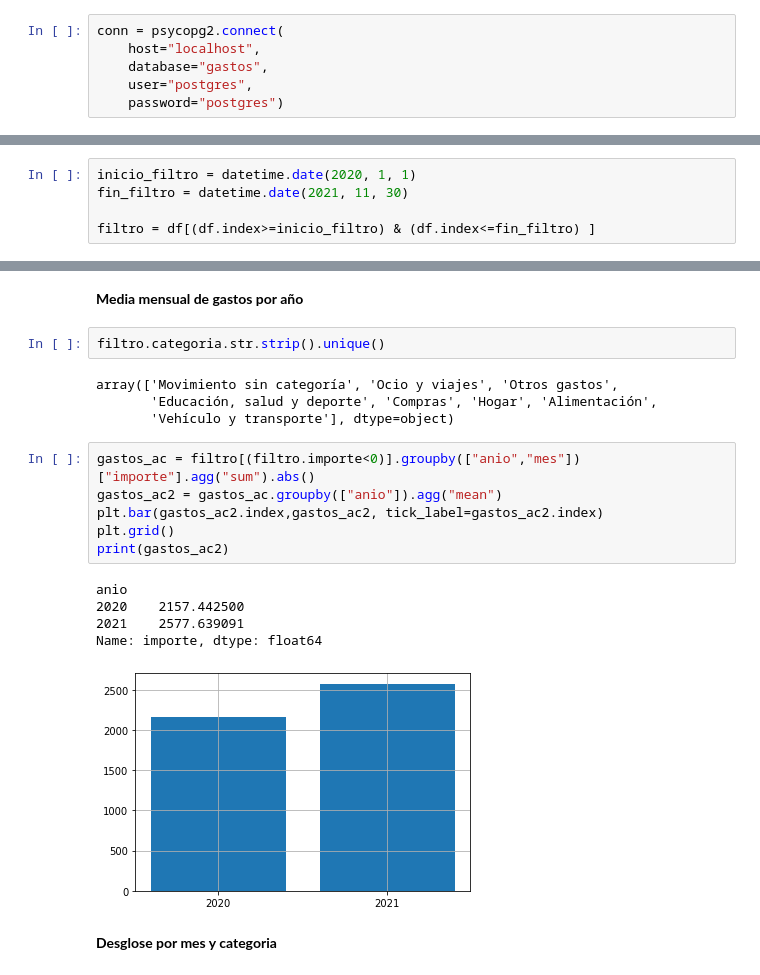
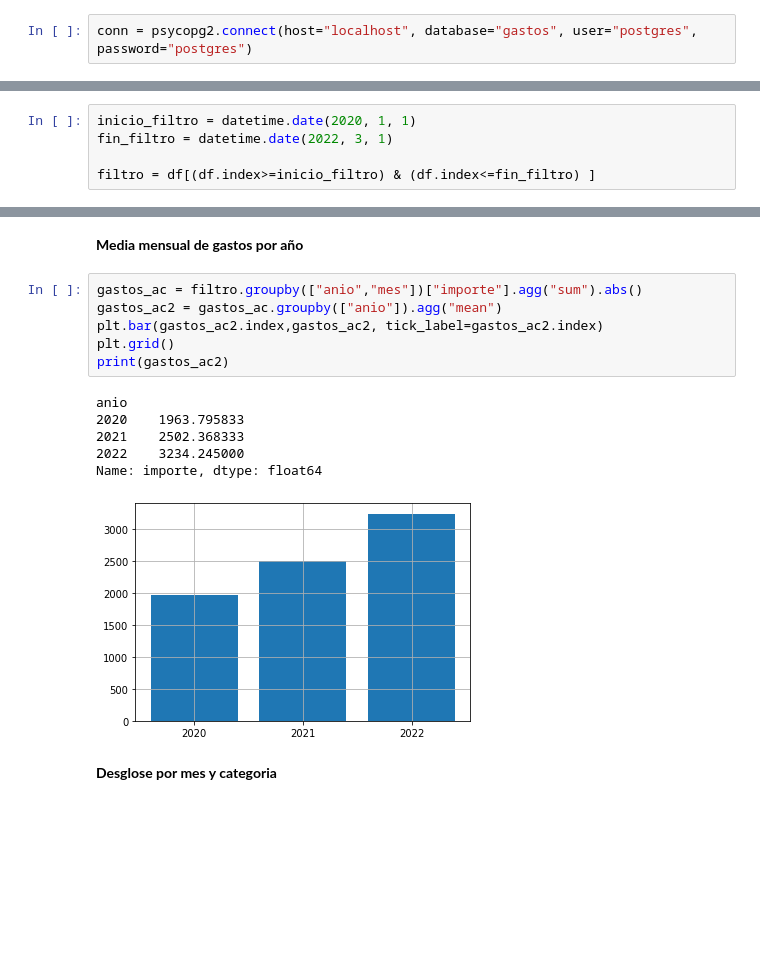
Before and after one commit to cperezh/gastos, a Jupyter notebook: jupyter/analisi_gastos.ipynb, the cells around one changed output, grey strips where cells are left out. Cells and saved outputs as stored; diff of their text form; blank space fills up the shorter version.

```diff
--- a/jupyter/analisi_gastos.ipynb
+++ b/jupyter/analisi_gastos.ipynb
@@ -9,11 +9,7 @@ import matplotlib.pyplot as plt
 from matplotlib.cbook import boxplot_stats
 import datetime
 # %%
-conn = psycopg2.connect(
-    host="localhost",
-    database="gastos",
-    user="postgres",
-    password="postgres")
+conn = psycopg2.connect(host="localhost", database="gastos", user="postgres", password="postgres")
 # %%
 query = '''
 select *
@@ -63,7 +25,7 @@ memory usage: 86.0+ KB
 # Fechas de analisis
 # %%
 inicio_filtro = datetime.date(2020, 1, 1)
-fin_filtro = datetime.date(2021, 11, 30)
+fin_filtro = datetime.date(2022, 3, 1)
 
 filtro = df[(df.index>=inicio_filtro) & (df.index<=fin_filtro) ]
 # %% [markdown]
@@ -100,23 +62,18 @@ comparativa.plot.bar(figsize=(10,5))
 # %% [markdown]
 **Media mensual de gastos por año**
-# %%
-filtro.categoria.str.strip().unique()
-# %% [output]
-array(['Movimiento sin categoría', 'Ocio y viajes', 'Otros gastos',
-       'Educación, salud y deporte', 'Compras', 'Hogar', 'Alimentación',
-       'Vehículo y transporte'], dtype=object)
 # %%
-gastos_ac = filtro[(filtro.importe<0)].groupby(["anio","mes"])["importe"].agg("sum").abs()
+gastos_ac = filtro.groupby(["anio","mes"])["importe"].agg("sum").abs()
 gastos_ac2 = gastos_ac.groupby(["anio"]).agg("mean")
 plt.bar(gastos_ac2.index,gastos_ac2, tick_label=gastos_ac2.index)
 plt.grid()
 print(gastos_ac2)
 # %% [output]
 anio
-2020    2157.442500
-2021    2577.639091
+2020    1963.795833
+2021    2502.368333
+2022    3234.245000
 Name: importe, dtype: float64
-[figure, old version]
+[figure, new version]
 # %% [markdown]
 **Desglose por mes y categoria**
 # %%
```
Also changed, not shown: parts of 8 cells of this notebook, 4 other files.
